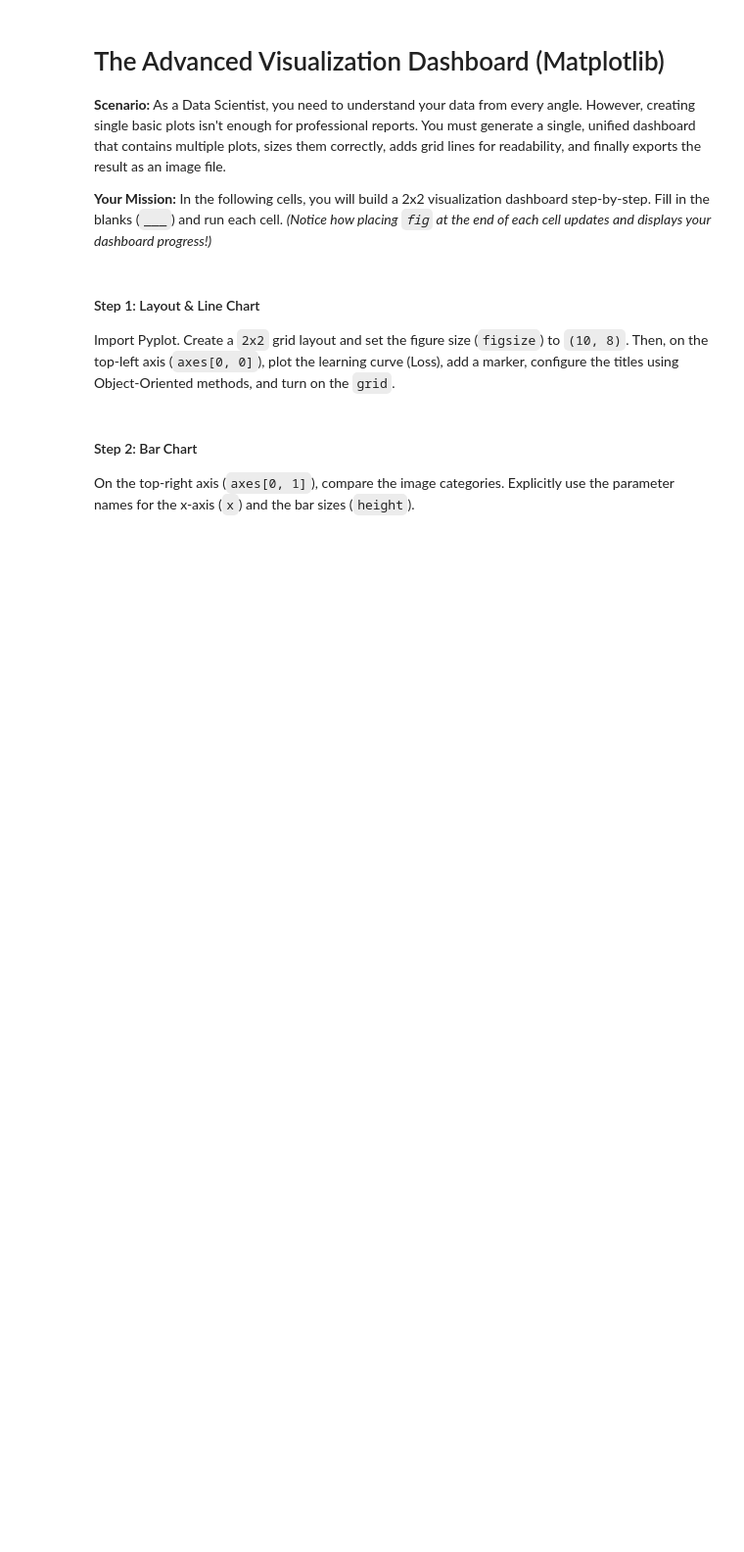
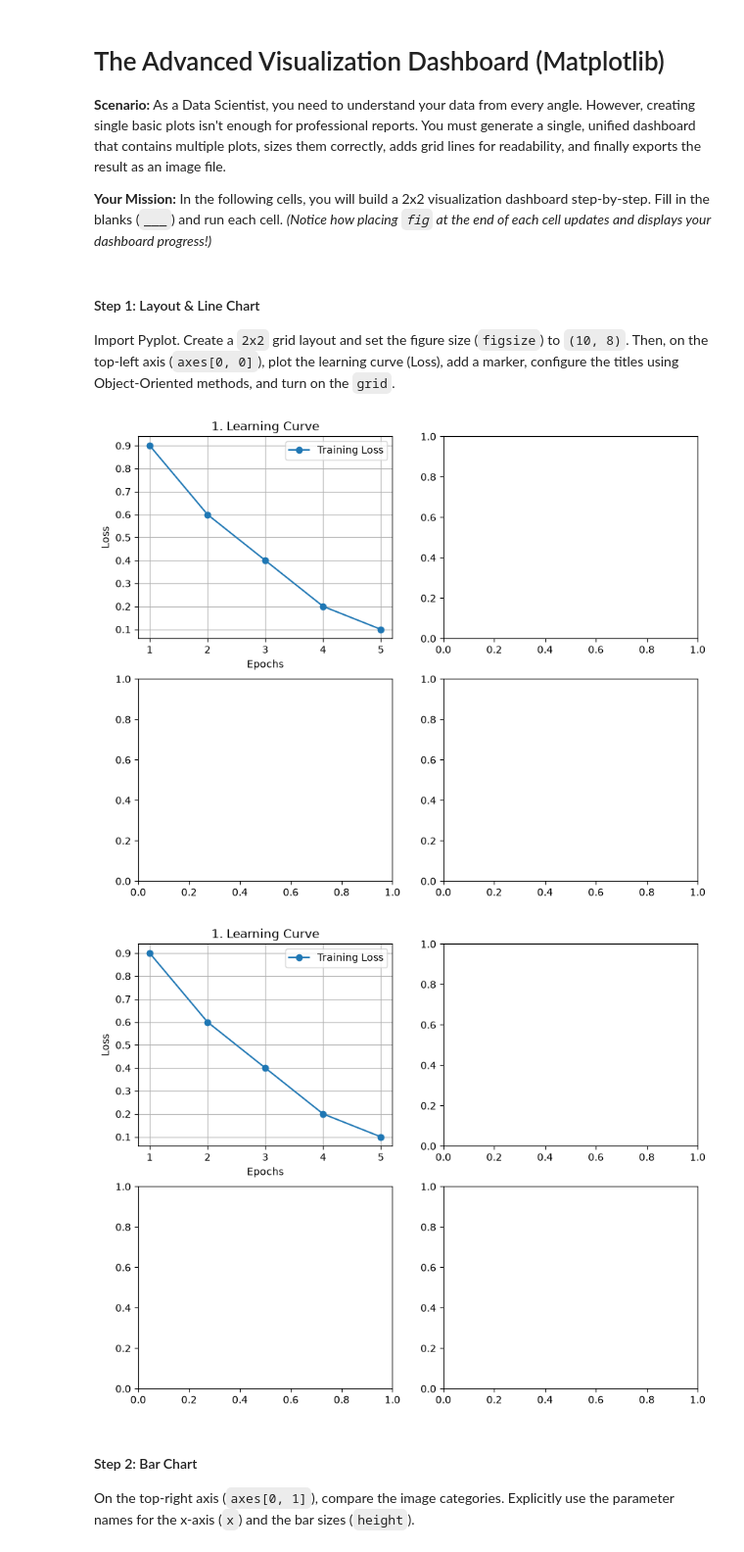
Before and after one commit to KiarashNorouzi/TechStack-AI-2026, a Jupyter notebook: Week1/Tasks/Task2.ipynb, the cells around one changed output. Shown at 98% size. Drawn from its saved outputs; the diff is of its cells as text; code cells hidden in the pictures; blank space fills up the shorter version.

```diff
--- a/Week1/Tasks/Task2.ipynb
+++ b/Week1/Tasks/Task2.ipynb
@@ -198,24 +273,27 @@ Import Pyplot. Create a `2x2` grid layout and set the figure size (`figsize`) to
 Then, on the top-left axis (`axes[0, 0]`), plot the learning curve (Loss), add a marker, configure the titles using Object-Oriented methods, and turn on the `grid`.
 # %%
 import numpy as np
-import matplotlib.___ as plt
+import matplotlib.pyplot as plt
 
 # Create the 2x2 dashboard grid
-fig, axes = plt.___(___=2, ___=2, ___=(10, 8))
+fig, axes = plt.subplots(nrows=2, ncols=2, figsize=(10, 8))
 
 # 1. LINE CHART (Top-Left)
 epochs = [1, 2, 3, 4, 5]
 loss = [0.9, 0.6, 0.4, 0.2, 0.1]
 
-axes[0, 0].___(epochs, loss, ___='o', ___="Training Loss")
-axes[0, 0].___("1. Learning Curve")
-axes[0, 0].___("Epochs")
-axes[0, 0].___("Loss")
+axes[0, 0].plot(epochs, loss, marker='o', label="Training Loss")
+axes[0, 0].set_title("1. Learning Curve")
+axes[0, 0].set_xlabel("Epochs")
+axes[0, 0].set_ylabel("Loss")
 axes[0, 0].legend()
-axes[0, 0].___(True) # Turn on the grid
+axes[0, 0].grid(True)
 
 # Show the current state of the dashboard
 fig
+# %% [output]
+[figure, added]
+[figure, added]
 # %% [markdown]
 #### Step 2: Bar Chart
 On the top-right axis (`axes[0, 1]`), compare the image categories. Explicitly use the parameter names for the x-axis (`x`) and the bar sizes (`height`).
```
Also changed, not shown: parts of 14 cells of this notebook, 4 other files.
